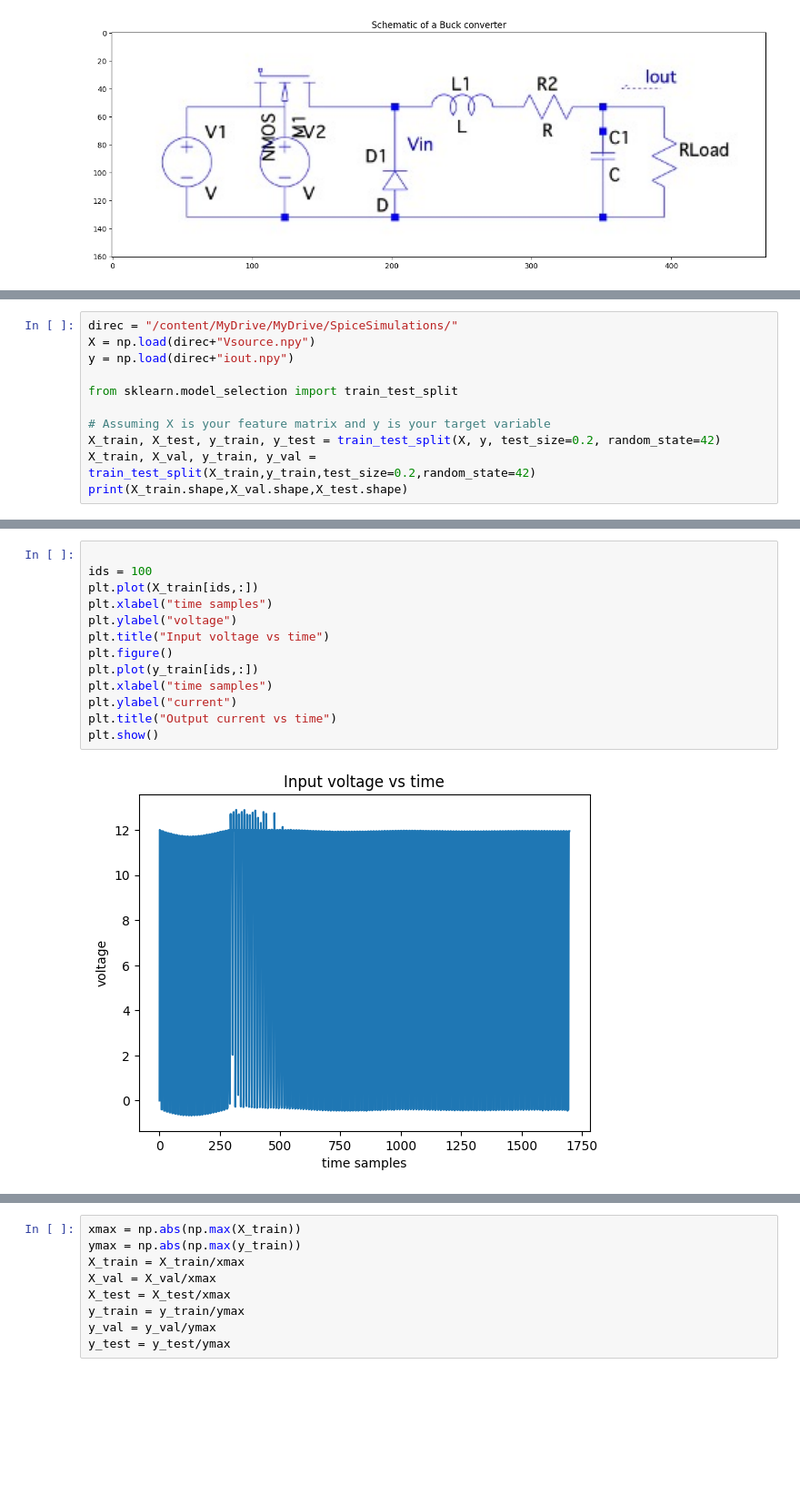
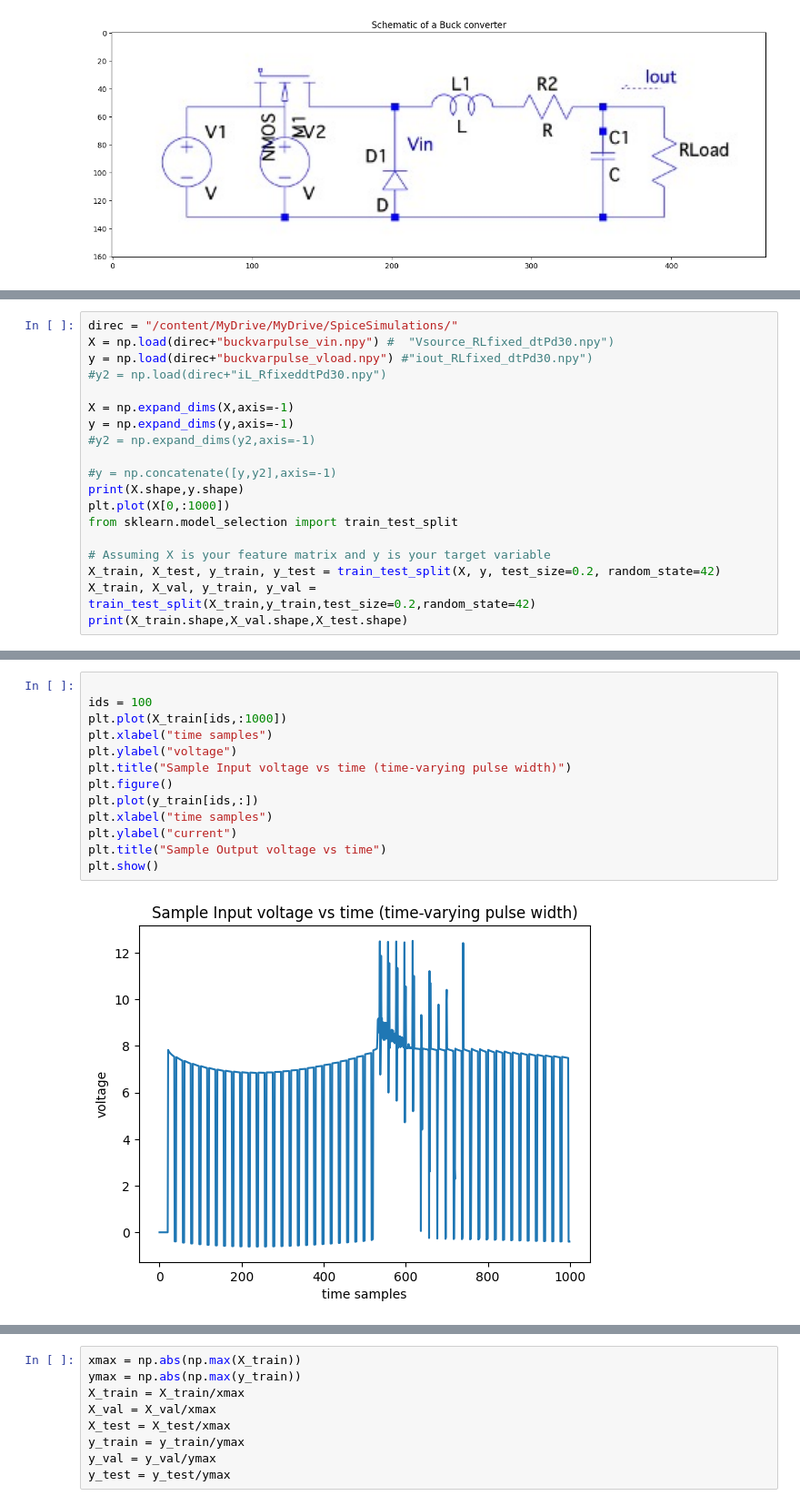
Before and after one commit to czuniga76/S4Model_Tests, a Jupyter notebook: SSSMforcircuits.ipynb, the cells around one changed output, grey strips where cells are left out. Shown at 91% size. Drawn from its saved outputs; the diff is of its cells as text; blank space fills up the shorter version.

```diff
--- a/SSSMforcircuits.ipynb
+++ b/SSSMforcircuits.ipynb
@@ -168,8 +185,16 @@ Text(0.5, 1.0, 'Schematic of a Buck converter')
 # %%
 direc = "/content/MyDrive/MyDrive/SpiceSimulations/"
-X = np.load(direc+"Vsource.npy")
-y = np.load(direc+"iout.npy")
+X = np.load(direc+"buckvarpulse_vin.npy") #  "Vsource_RLfixed_dtPd30.npy")
+y = np.load(direc+"buckvarpulse_vload.npy") #"iout_RLfixed_dtPd30.npy")
+#y2 = np.load(direc+"iL_RfixeddtPd30.npy")
 
+X = np.expand_dims(X,axis=-1)
+y = np.expand_dims(y,axis=-1)
+#y2 = np.expand_dims(y2,axis=-1)
+
+#y = np.concatenate([y,y2],axis=-1)
+print(X.shape,y.shape)
+plt.plot(X[0,:1000])
 from sklearn.model_selection import train_test_split
 
 # Assuming X is your feature matrix and y is your target variable
@@ -181,15 +208,15 @@ print(X_train.shape,X_val.shape,X_test.shape)
 # %%
 
 ids = 100
-plt.plot(X_train[ids,:])
+plt.plot(X_train[ids,:1000])
 plt.xlabel("time samples")
 plt.ylabel("voltage")
-plt.title("Input voltage vs time")
+plt.title("Sample Input voltage vs time (time-varying pulse width)")
 plt.figure()
 plt.plot(y_train[ids,:])
 plt.xlabel("time samples")
 plt.ylabel("current")
-plt.title("Output current vs time")
+plt.title("Sample Output voltage vs time")
 plt.show()
 # %% [output]
-[figure, old version]
+[figure, new version]
```
Also changed, not shown: parts of 26 cells of this notebook.
